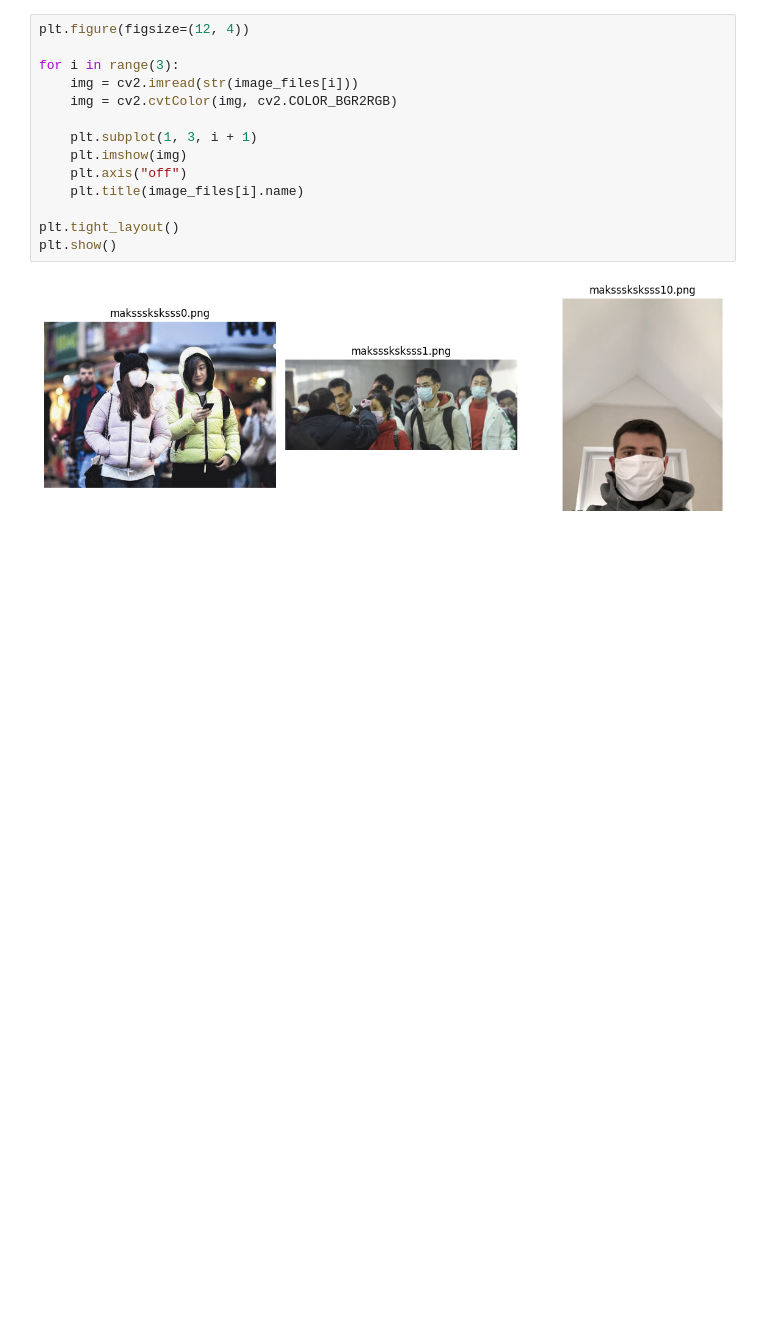
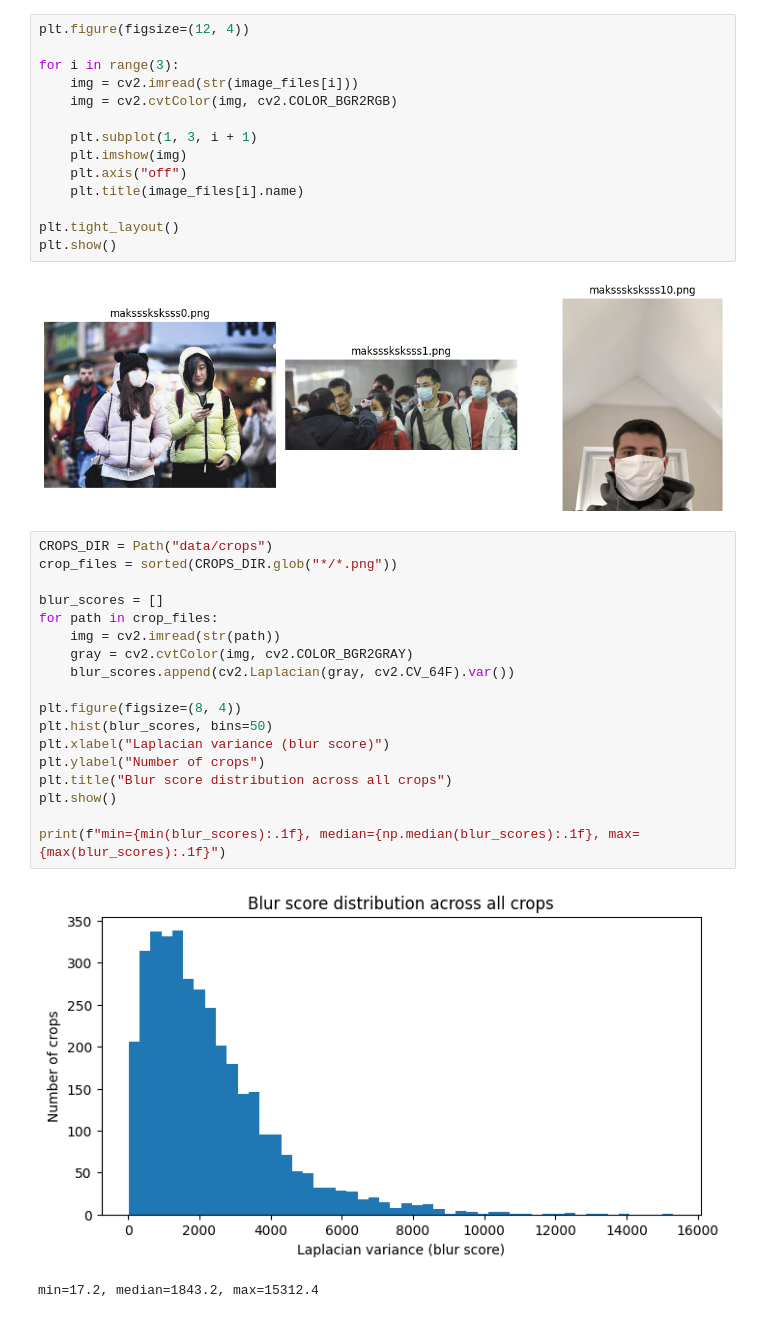
Before and after one commit to nh-nhathoang/face-mask-detection, a Jupyter notebook: EDA.ipynb, the cells around one changed output. Cells and saved outputs as stored; diff of their text form; blank space fills up the shorter version.

Commit message:
test: add crop quality analysis to EDA (blur, size)

```diff
--- a/EDA.ipynb
+++ b/EDA.ipynb
@@ -90,3 +91,24 @@ plt.tight_layout()
 plt.show()
 # %% [output]
 [figure]
+# %%
+CROPS_DIR = Path("data/crops")
+crop_files = sorted(CROPS_DIR.glob("*/*.png"))
+
+blur_scores = []
+for path in crop_files:
+    img = cv2.imread(str(path))
+    gray = cv2.cvtColor(img, cv2.COLOR_BGR2GRAY)
+    blur_scores.append(cv2.Laplacian(gray, cv2.CV_64F).var())
+
+plt.figure(figsize=(8, 4))
+plt.hist(blur_scores, bins=50)
+plt.xlabel("Laplacian variance (blur score)")
+plt.ylabel("Number of crops")
+plt.title("Blur score distribution across all crops")
+plt.show()
+
+print(f"min={min(blur_scores):.1f}, median={np.median(blur_scores):.1f}, max={max(blur_scores):.1f}")
+# %% [output]
+[figure, added]
+min=17.2, median=1843.2, max=15312.4
```
Also changed, not shown: parts of 4 cells of this notebook.
